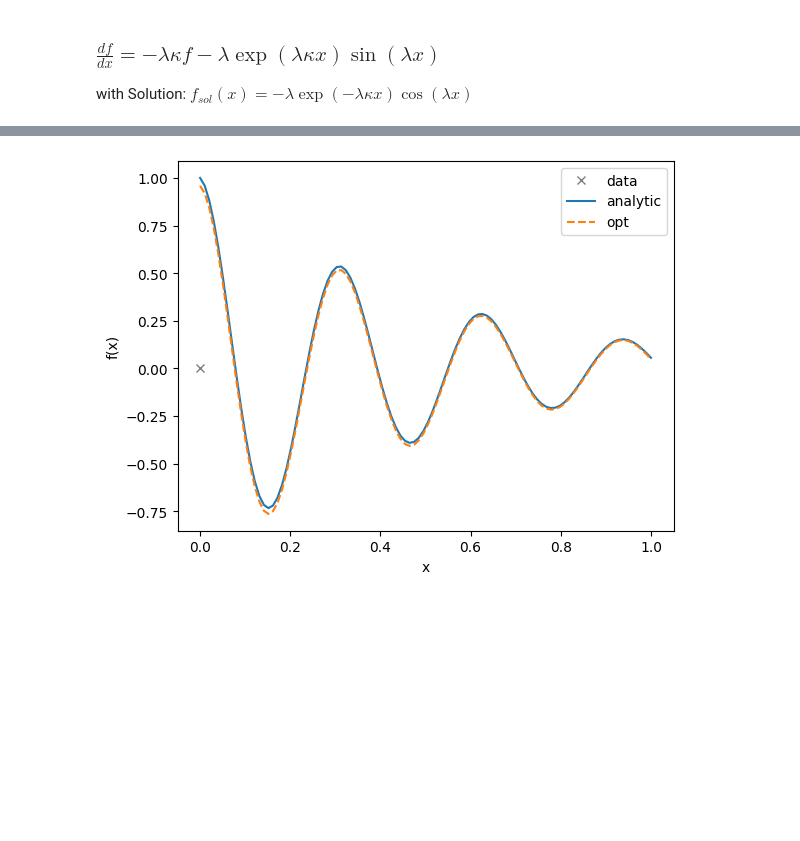
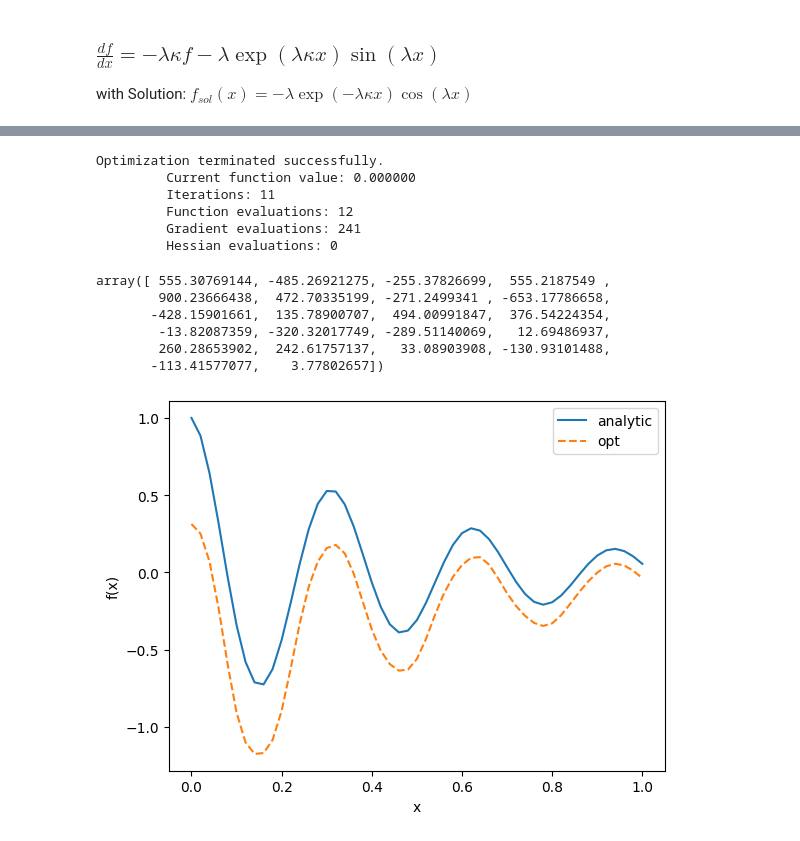
Before and after one commit to LeonardEyer/QKM, a Jupyter notebook: QKM.ipynb, the cells around one changed output, grey strips where cells are left out. Saved outputs shown, nothing was run; the diff lists cells and outputs as text; code cells hidden in the pictures; blank space fills up the shorter version.

Commit message:
Tried to implement multivalued version

```diff
--- a/QKM.ipynb
+++ b/QKM.ipynb
@@ -163,12 +217,12 @@ from pennylane.templates import BasicEntanglerLayers, AngleEmbedding, StronglyEn
 #classical kernel, k(x, y) = exp(-(x-y)**2/(2*sigma**2))
 def K_classical(sigma):
     def k(x, y):
-        return torch.exp(-(x-y)**2/(2*sigma**2))
+        return np.exp(-(x-y)**2/(2*sigma**2))
     return k
 
 def make_kernel(U, N):
     def k(x, y):
-        @qml.qnode(qml.device('default.qubit', wires=N), interface="torch")
+        @qml.qnode(qml.device('default.qubit', wires=N), interface="autograd")
         def kernel_circuit(x, y):
             U(y)
             qml.adjoint(U)(x)
@@ -218,6 +272,15 @@ def K_layered(N, n_layers):
 
 
     return make_kernel(U, N)
+
+def K_phi_RX(N):
+    def phi(x, q):
+        return q*x/2
+    def U(x):
+        for n in range(N):
+            qml.RX(phi(x, n), wires=n)
+
+    return make_kernel(U, N)
 # %% [markdown]
 ### Visualize Kernel
 # %%
@@ -362,4 +441,46 @@ Iteration 0: 1030.3576076078064
-# %%
-compare_plot(f, sol, [0, 0], xs=np.linspace(0, 1, 100))
-# %% [output]
-[figure, removed]
+# %%
+x = np.linspace(0, 1, 21).reshape(21, 1)
+y = x
+
+k = K_layered(8, n_layers=8)
+f_m = multivalued_mmr_DE_newton(DE, [x, y], np.array([0.]), np.array([1.]), k)
+# %% [output]
+Optimization terminated successfully.
+         Current function value: 0.000000
+         Iterations: 11
+         Function evaluations: 12
+         Gradient evaluations: 241
+         Hessian evaluations: 0
+# %%
+x_data = np.array(x)
+y_data = np.array(y)
+x0 = np.array([0.])
+f0 = np.array([1.])
+#f: R^n -> R^m
+#kernel evaluation points: n_x and n_y points in R^n / R^m respectively
+n = len(x0)
+m = len(f0)
+n_x = len(x_data)
+n_y =len(y_data)
+
+a0 = np.array([*np.sum(y_data, axis=0) / y_data.shape[0], *np.zeros(m*n*n_y)], requires_grad=True)
+qml.jacobian(f_m)(a0)
+# %% [output]
+array([ 555.30769144, -485.26921275, -255.37826699,  555.2187549 ,
+        900.23666438,  472.70335199, -271.2499341 , -653.17786658,
+       -428.15901661,  135.78900707,  494.00991847,  376.54224354,
+        -13.82087359, -320.32017749, -289.51140069,   12.69486937,
+        260.28653902,  242.61757137,   33.08903908, -130.93101488,
+       -113.41577077,    3.77802657])
+# %%
+x = np.linspace(0, 1, 51)
+y = x
+xs = np.reshape(x, (len(x), -1))
+plt.plot(xs, [sol(x) for x in xs], label="analytic")
+plt.plot(xs, [f_m(x) for x in xs], label="opt", linestyle="--")
+plt.ylabel("f(x)")
+plt.xlabel("x")
+plt.legend()
+plt.show()
+# %% [output]
+[figure, added]
```
Also changed, not shown: parts of 6 cells of this notebook, 1 other file.
